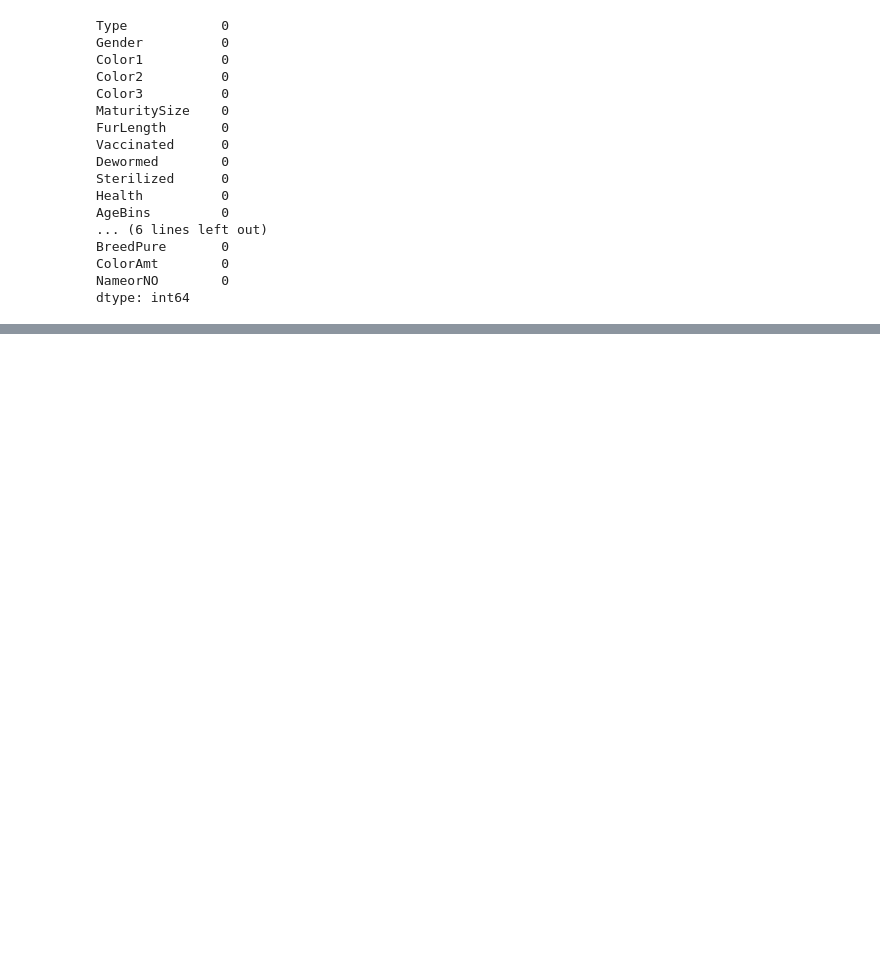
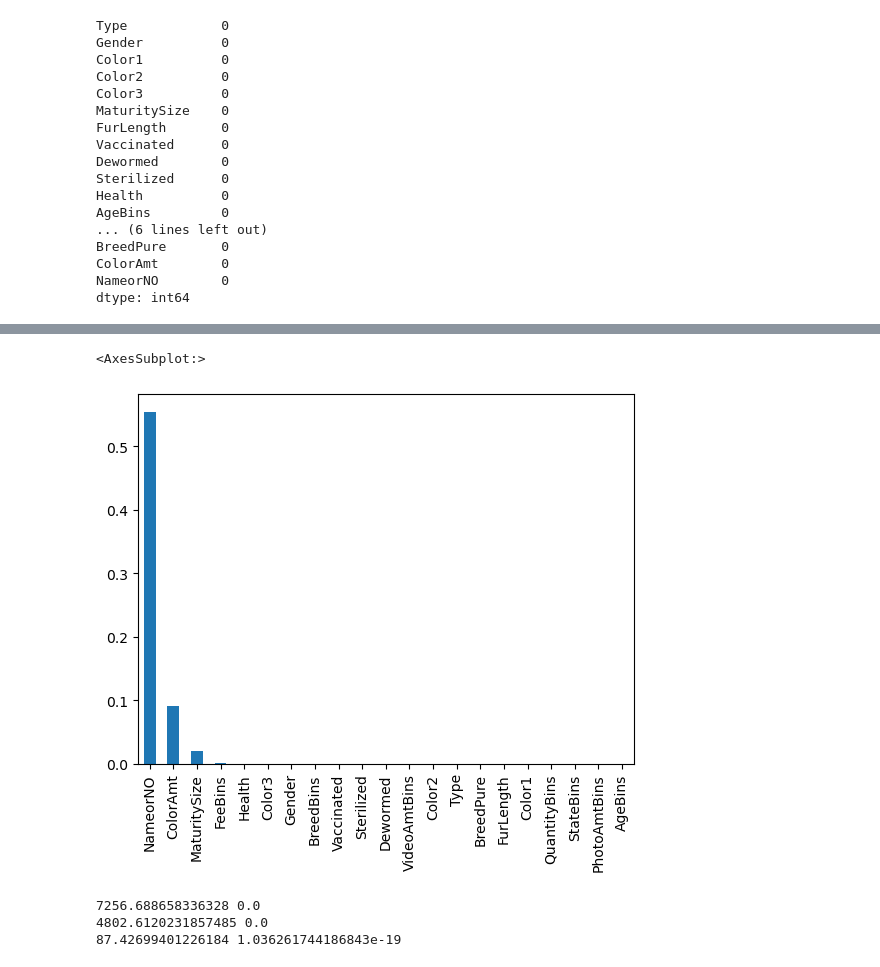
Before and after one commit to lshaoqin/aichallenge, a Jupyter notebook: eda.ipynb, the cells around one changed output, grey strips where cells are left out. Cells and saved outputs as stored; diff of their text form; code cells hidden in the pictures; blank space fills up the shorter version.

```diff
--- a/eda.ipynb
+++ b/eda.ipynb
@@ -192,0 +188,55 @@ print(feature_scores)
+# %%
+# Test which columns are significant
+
+from sklearn.feature_selection import chi2
+from sklearn.preprocessing import OrdinalEncoder
+
+# Split into train and test sets
+from sklearn.model_selection import train_test_split
+x_train, x_test, y_train, y_test = train_test_split(x, y, test_size=0.2, random_state=0)
+
+# Ordinal encoding assumes that the data is ordinal, which is not the case for most columns in this dataset
+# However, this should be fine for the chi-squared test, which ignores the ordinal nature of the data
+# The chi-squared test is used to determine if two categorical variables are independent
+# If a column is independent of the target variable, it suggests that it is not useful for prediction
+
+x_ordinal = x_train.copy()
+oe = OrdinalEncoder()
+x_ordinal = oe.fit_transform(x_ordinal)
+
+chi_scores = chi2(x_ordinal, y_train)
+p_values = pd.Series(chi_scores[1],index = x.columns)
+p_values.sort_values(ascending = False , inplace = True)
+
+# Plot the p-values
+p_values.plot.bar()
+
+# It seems like we can drop the NameorNO and ColorAmt columns
+# %% [output]
+<AxesSubplot:>
+[figure, added]
+# %%
+# Test independence between BreedPure and BreedBins
+from scipy.stats import chi2_contingency
+
+contingency = pd.crosstab(x_train['BreedBins'], x_train['BreedPure'])
+chi2, p, dof, ex = chi2_contingency(contingency)
+print(chi2, p)
+
+# Test independence between FurLength and BreedBins
+contingency = pd.crosstab(x_train['BreedBins'], x_train['FurLength'])
+chi2, p, dof, ex = chi2_contingency(contingency)
+print(chi2, p)
+
+# The columns are not independent as ex_trainpected, especially since BreedPure is derived from the Breed
+
+# Test independence between BreedPure and FurLength
+contingency = pd.crosstab(x_train['FurLength'], x_train['BreedPure'])
+chi2, p, dof, ex = chi2_contingency(contingency)
+print(chi2, p)
+
+# Actually, the columns are independent! In this case, let's keep all of them.
+# %% [output]
+7256.688658336328 0.0
+4802.6120231857485 0.0
+87.42699401226184 1.036261744186843e-19
```
Also changed, not shown: parts of 10 cells of this notebook.
